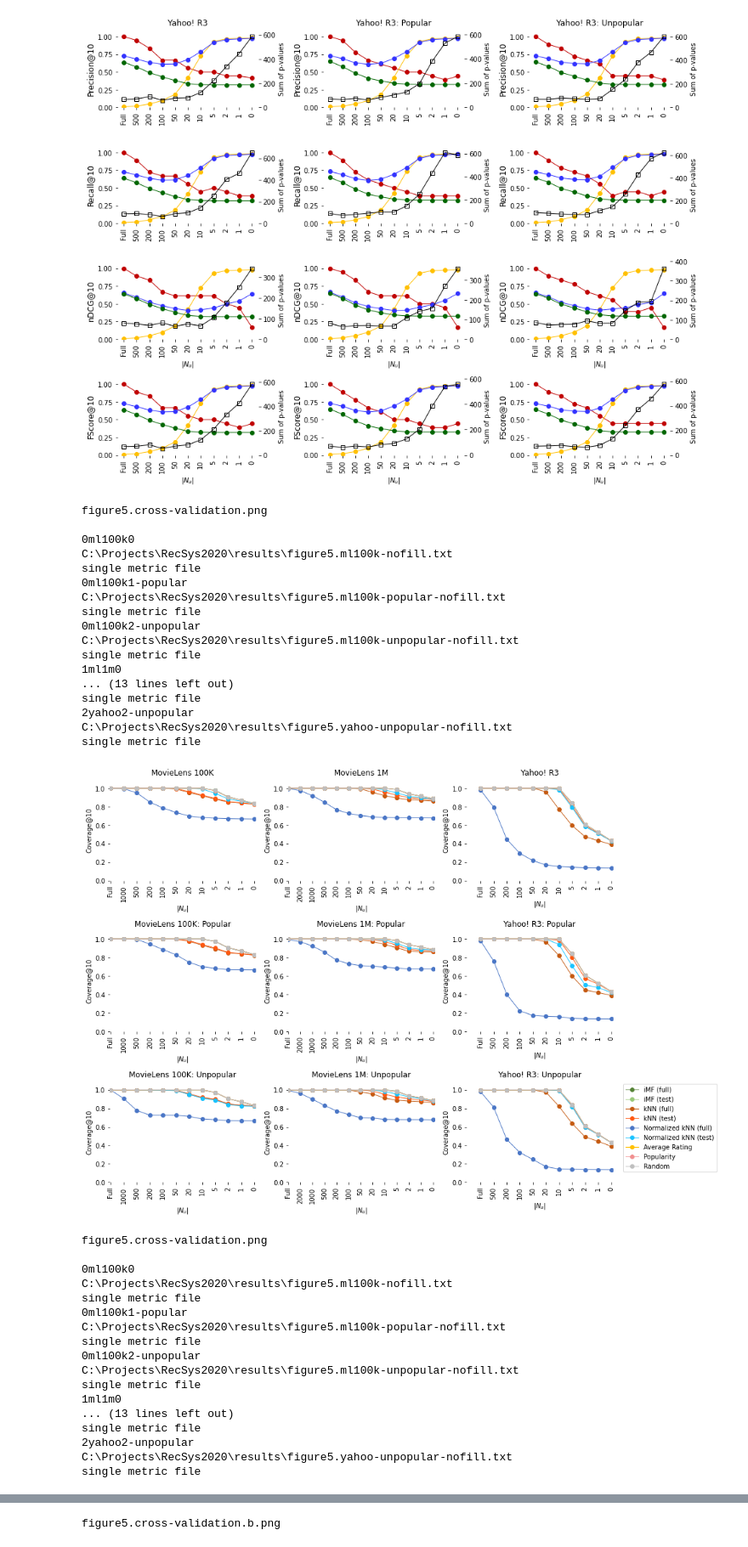
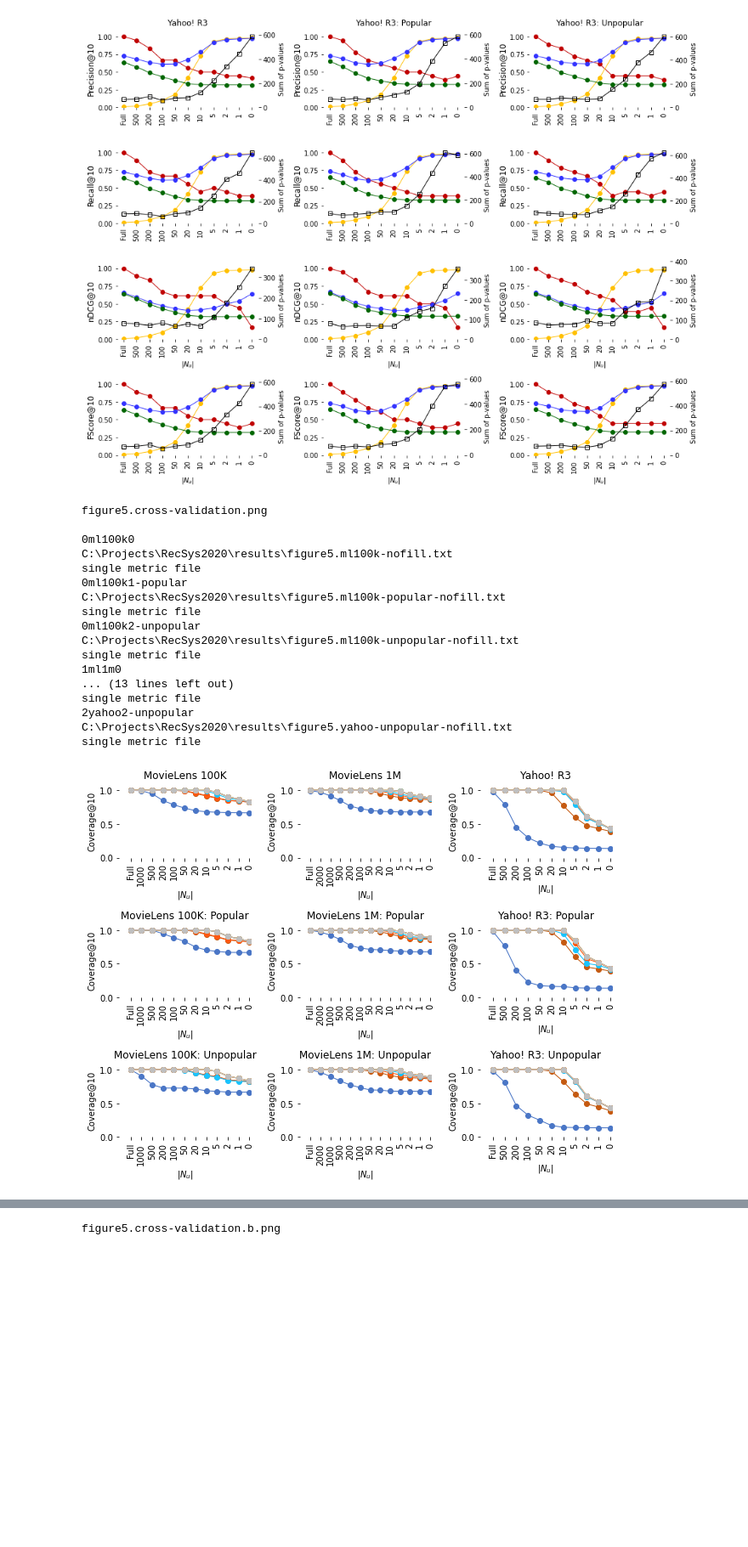
Before and after one commit to PavelA85/RecSys2020, a Jupyter notebook: Plot-gender2.ipynb, the cells around one changed output, grey strips where cells are left out. Shown at 85% size. Drawn from its saved outputs; the diff is of its cells as text; code cells hidden in the pictures; blank space fills up the shorter version.

Commit message:
plot

```diff
--- a/Plot-gender2.ipynb
+++ b/Plot-gender2.ipynb
@@ -332,7 +332,7 @@ def plot_metrics(
     max = np.array((data.max()[1:])).max()
 
     ax.set_ybound([0, max + max * 0.1 + 0.0000001])
-    ax.set_xbound([-0.1, len(ndcg) + 0.06])
+    ax.set_xbound([-0.1, len(data) + 0.06])
 
     hide_spines(ax)
     ax.set_xticks(list(range(len(data["Target size"]))))
@@ -820,8 +820,8 @@ for i, dataset in enumerate(datasets):
             coverage["Coverage@10"], ax, ylabel="Coverage@10", title=dataset_names[dataset + sampler]
         )
 
-if (True):
-# if (is_legend_enabled):
+# if (True):
+if (is_legend_enabled):
     plt.legend(
         artists,
         recommenders,
@@ -829,49 +829,32 @@ if (True):
         loc="upper left",
         # title="Recommender",
         title_fontsize="x-large",
     )
 
 png = os.path.join(data_dir, "figure5.cross-validation.png")
 # fig.suptitle(split)
-fig.set_size_inches(14, 10)
+fig.set_size_inches(9, 7)
 fig.tight_layout()
 fig.savefig(png, format="png", dpi=300)
 # dpi=1200
 plt.show()
 # plt.close("all")
 # %% [output]
 figure5.cross-validation.png
 
 0ml100k0
 C:\Projects\RecSys2020\results\figure5.ml100k-nofill.txt
 single metric file
 0ml100k1-popular
 C:\Projects\RecSys2020\results\figure5.ml100k-popular-nofill.txt
 single metric file
 0ml100k2-unpopular
 C:\Projects\RecSys2020\results\figure5.ml100k-unpopular-nofill.txt
 single metric file
 1ml1m0
 ... (13 lines left out)
 single metric file
 2yahoo2-unpopular
 C:\Projects\RecSys2020\results\figure5.yahoo-unpopular-nofill.txt
 single metric file
-[figure, old version]
+[figure, new version]
-figure5.cross-validation.png
-
-0ml100k0
-C:\Projects\RecSys2020\results\figure5.ml100k-nofill.txt
-single metric file
-0ml100k1-popular
-C:\Projects\RecSys2020\results\figure5.ml100k-popular-nofill.txt
-single metric file
-0ml100k2-unpopular
-C:\Projects\RecSys2020\results\figure5.ml100k-unpopular-nofill.txt
-single metric file
-1ml1m0
-... (13 lines left out)
-single metric file
-2yahoo2-unpopular
-C:\Projects\RecSys2020\results\figure5.yahoo-unpopular-nofill.txt
-single metric file
```
Also changed, not shown: parts of 2 cells of this notebook, 6 other files.
